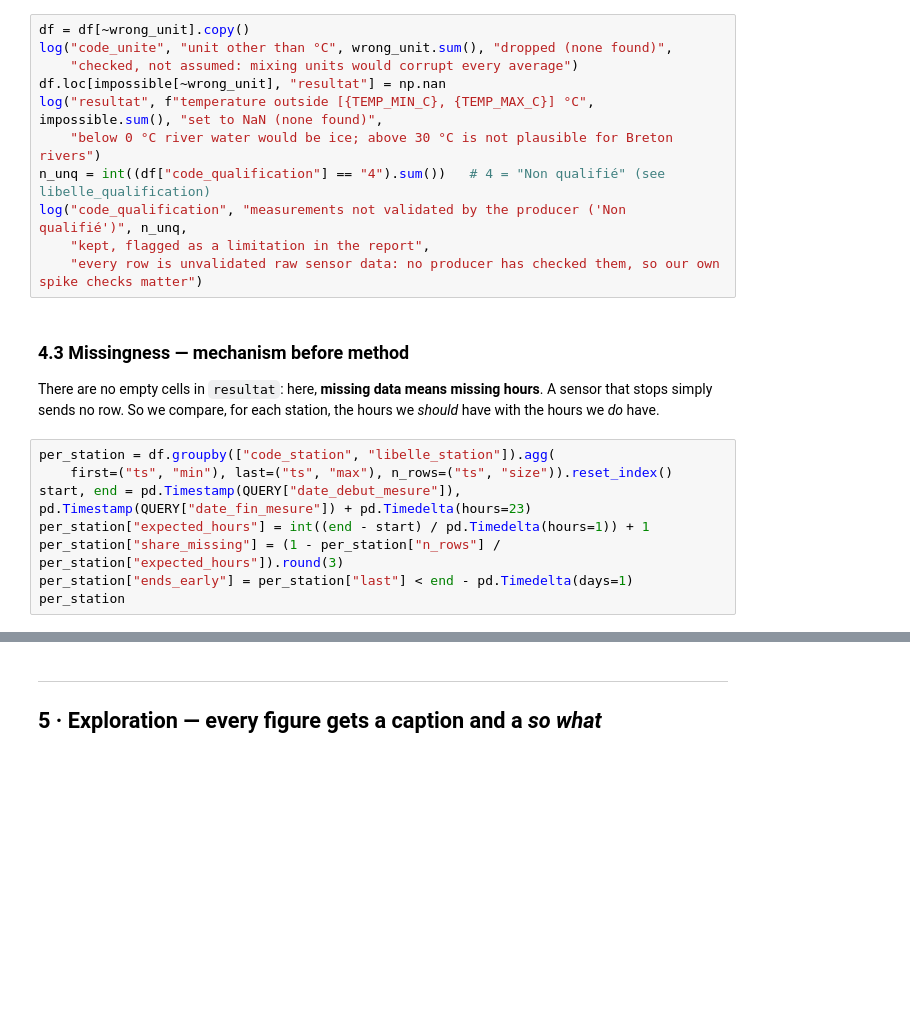
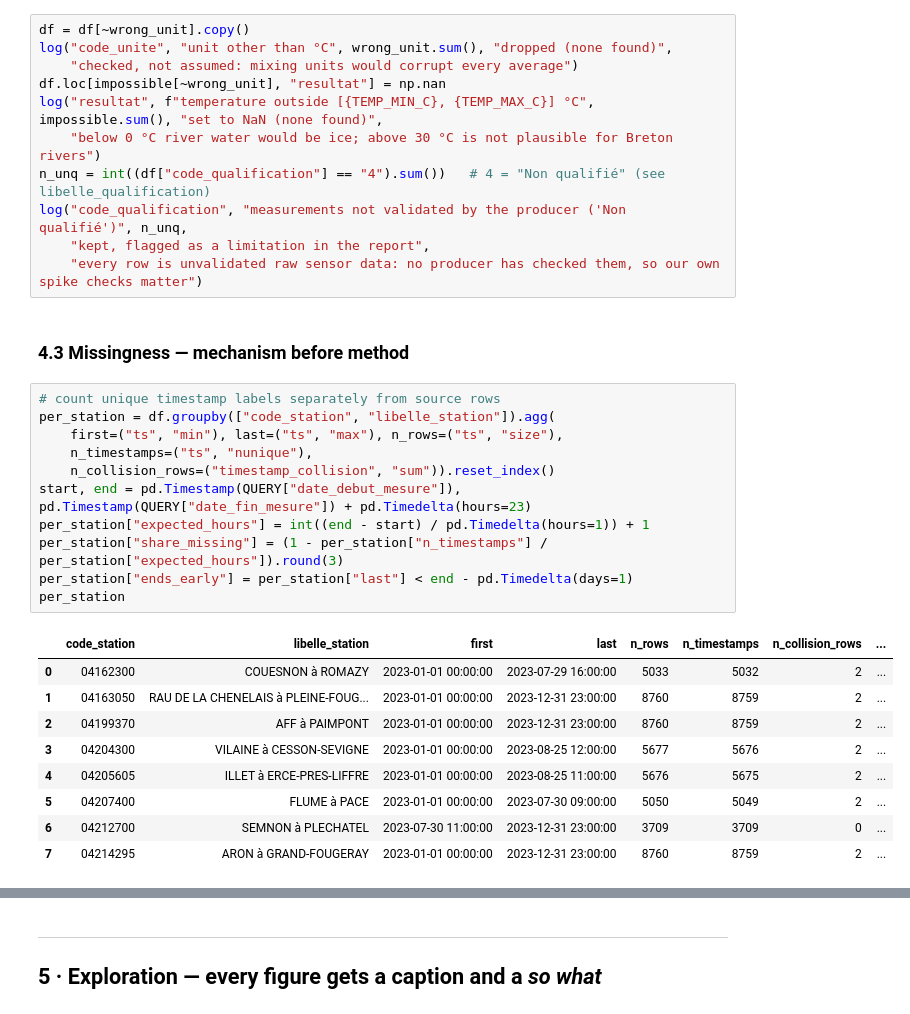
Before and after one commit to andreapenacastro/Project_07_Hubeau_River_Temperature, a Jupyter notebook: project_07_hubeau_river_temperature.ipynb, the cells around one changed output, grey strips where cells are left out. Cells and saved outputs as stored; diff of their text form; blank space fills up the shorter version.

```diff
--- a/project_07_hubeau_river_temperature.ipynb
+++ b/project_07_hubeau_river_temperature.ipynb
@@ -276,15 +516,27 @@ n_unq = int((df["code_qualification"] == "4").sum())   # 4 = "Non qualifié" (se
 log("code_qualification", "measurements not validated by the producer ('Non qualifié')", n_unq,
     "kept, flagged as a limitation in the report",
     "every row is unvalidated raw sensor data: no producer has checked them, so our own spike checks matter")
-# %% [markdown]
-### 4.3 Missingness — mechanism before method
-There are no empty cells in `resultat`: here, **missing data means missing hours**. A sensor that stops simply sends no row. So we compare, for each station, the hours we *should* have with the hours we *do* have.
+# %% [markdown]
+### 4.3 Missingness — mechanism before method
 # %%
+# count unique timestamp labels separately from source rows
 per_station = df.groupby(["code_station", "libelle_station"]).agg(
-    first=("ts", "min"), last=("ts", "max"), n_rows=("ts", "size")).reset_index()
+    first=("ts", "min"), last=("ts", "max"), n_rows=("ts", "size"),
+    n_timestamps=("ts", "nunique"),
+    n_collision_rows=("timestamp_collision", "sum")).reset_index()
 start, end = pd.Timestamp(QUERY["date_debut_mesure"]), pd.Timestamp(QUERY["date_fin_mesure"]) + pd.Timedelta(hours=23)
 per_station["expected_hours"] = int((end - start) / pd.Timedelta(hours=1)) + 1
-per_station["share_missing"] = (1 - per_station["n_rows"] / per_station["expected_hours"]).round(3)
+per_station["share_missing"] = (1 - per_station["n_timestamps"] / per_station["expected_hours"]).round(3)
 per_station["ends_early"] = per_station["last"] < end - pd.Timedelta(days=1)
 per_station
+# %% [output]
+|  | code_station | libelle_station | first | last | n_rows | n_timestamps | n_collision_rows | ... |
+| 0 | 04162300 | COUESNON à ROMAZY | 2023-01-01 00:00:00 | 2023-07-29 16:00:00 | 5033 | 5032 | 2 | ... |
+| 1 | 04163050 | RAU DE LA CHENELAIS à PLEINE-FOUG... | 2023-01-01 00:00:00 | 2023-12-31 23:00:00 | 8760 | 8759 | 2 | ... |
+| 2 | 04199370 | AFF à PAIMPONT | 2023-01-01 00:00:00 | 2023-12-31 23:00:00 | 8760 | 8759 | 2 | ... |
+| 3 | 04204300 | VILAINE à CESSON-SEVIGNE | 2023-01-01 00:00:00 | 2023-08-25 12:00:00 | 5677 | 5676 | 2 | ... |
+| 4 | 04205605 | ILLET à ERCE-PRES-LIFFRE | 2023-01-01 00:00:00 | 2023-08-25 11:00:00 | 5676 | 5675 | 2 | ... |
+| 5 | 04207400 | FLUME à PACE | 2023-01-01 00:00:00 | 2023-07-30 09:00:00 | 5050 | 5049 | 2 | ... |
+| 6 | 04212700 | SEMNON à PLECHATEL | 2023-07-30 11:00:00 | 2023-12-31 23:00:00 | 3709 | 3709 | 0 | ... |
+| 7 | 04214295 | ARON à GRAND-FOUGERAY | 2023-01-01 00:00:00 | 2023-12-31 23:00:00 | 8760 | 8759 | 2 | ... |
 # %%
```
Also changed, not shown: parts of 44 cells of this notebook, 7 other files.
